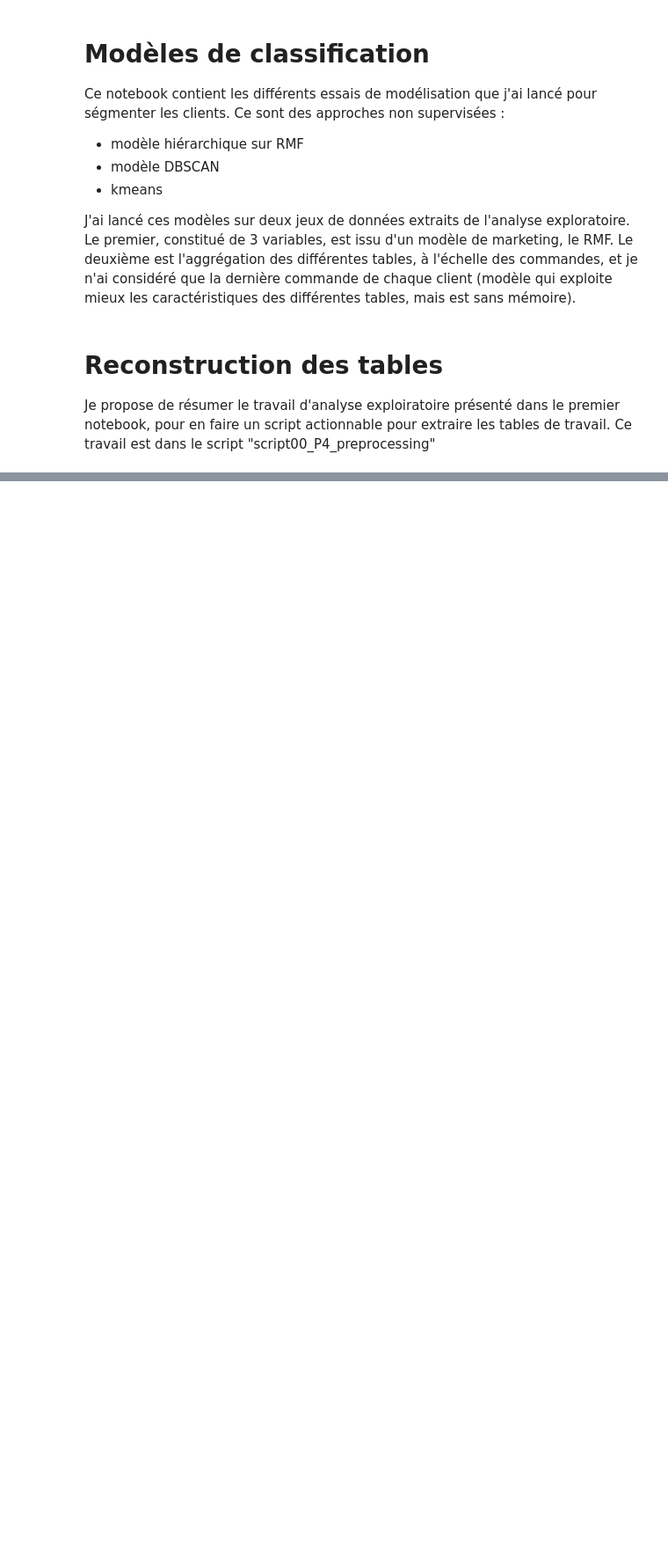
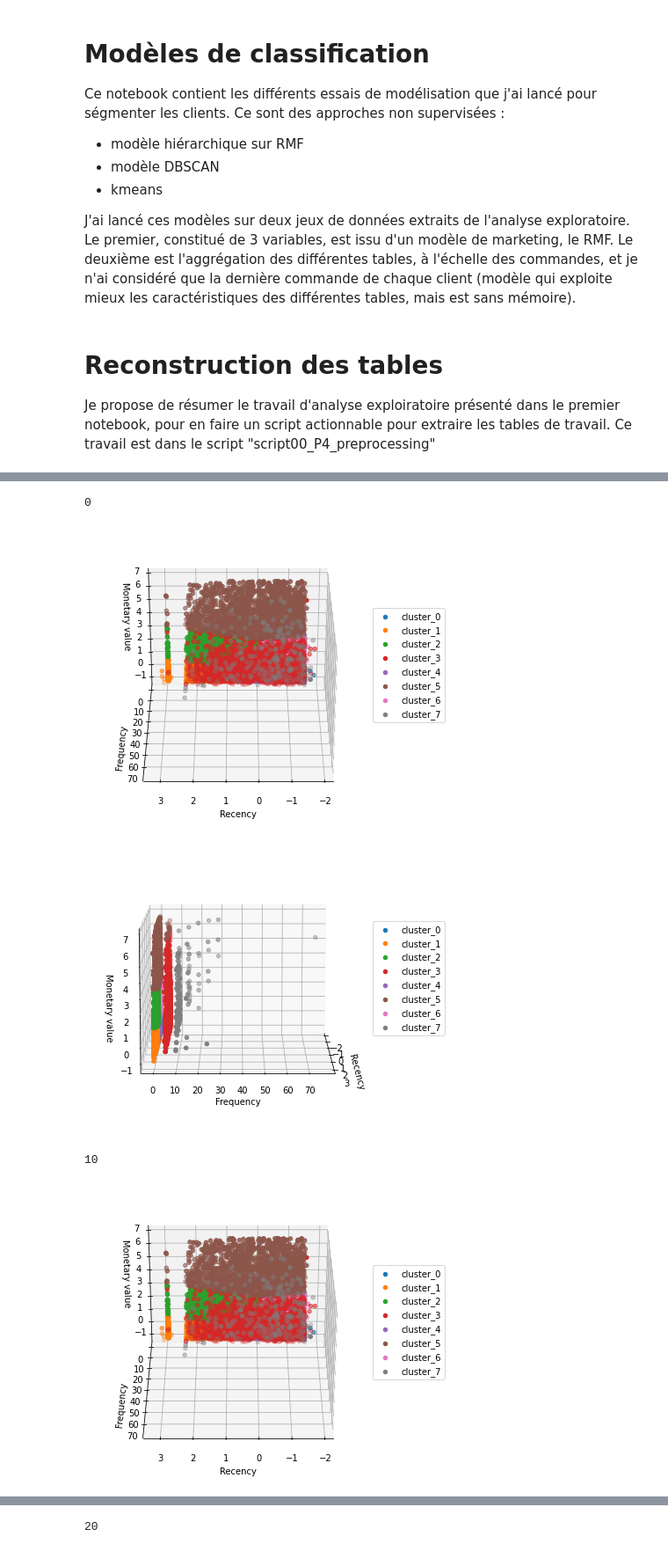
Before and after one commit to ClaireGayral/formation_openclassroom, a Jupyter notebook: P4_gayral_claire/essais.ipynb, the cells around one changed output, grey strips where cells are left out. Shown at 88% size. Saved outputs shown, nothing was run; the diff lists cells and outputs as text; code cells hidden in the pictures; blank space fills up the shorter version.

```diff
--- a/P4_gayral_claire/essais.ipynb
+++ b/P4_gayral_claire/essais.ipynb
@@ -513,0 +184,17 @@ my_customers.dtypes
+# %%
+ax = cluster_scatter(X_train_std, labels,(10,6))
+ax.view_init(10, 0)
+plt.show()
+# %%
+for angle in np.arange(0,120,10):
+    ## plot on 3d (2d is enougth as frequency = 1)
+    print(angle)
+    ax = cluster_scatter(X_train_std, labels,(10,6))
+    ax.view_init(30,90)
+    plt.show()
+# %% [output]
+0
+[figure, added]
+[figure, added]
+10
+[figure, added]
@@ -513,0 +202 @@ my_customers.dtypes
+20
```
Also changed, not shown: parts of 23 cells of this notebook, 3 other files.
